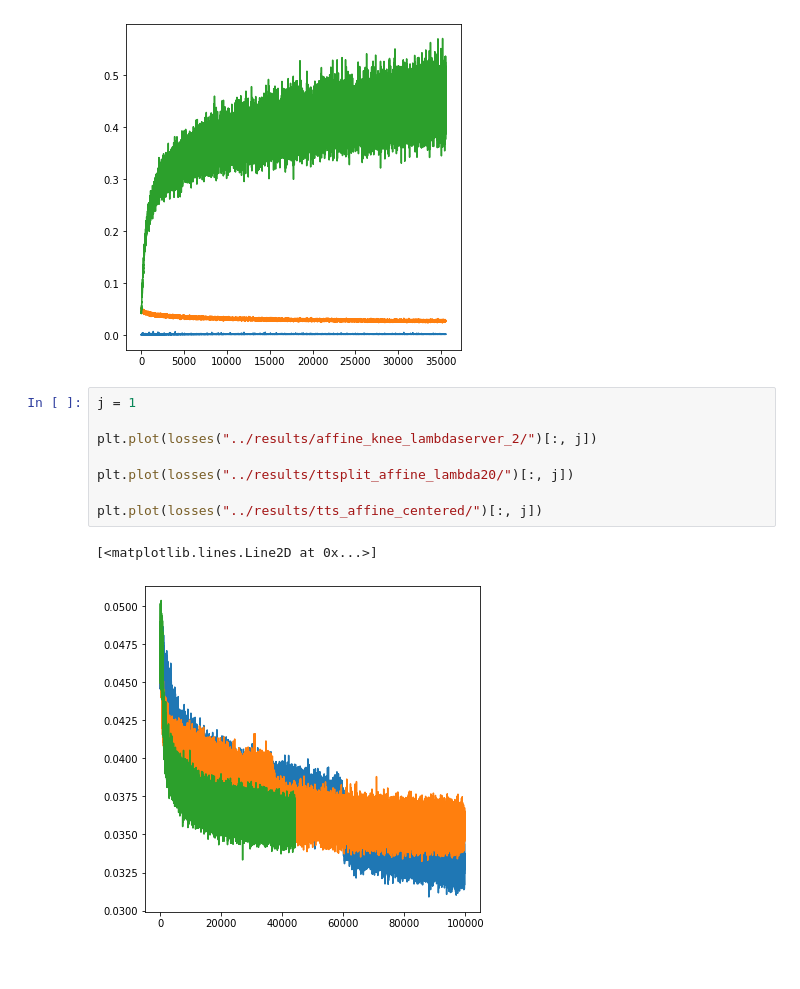
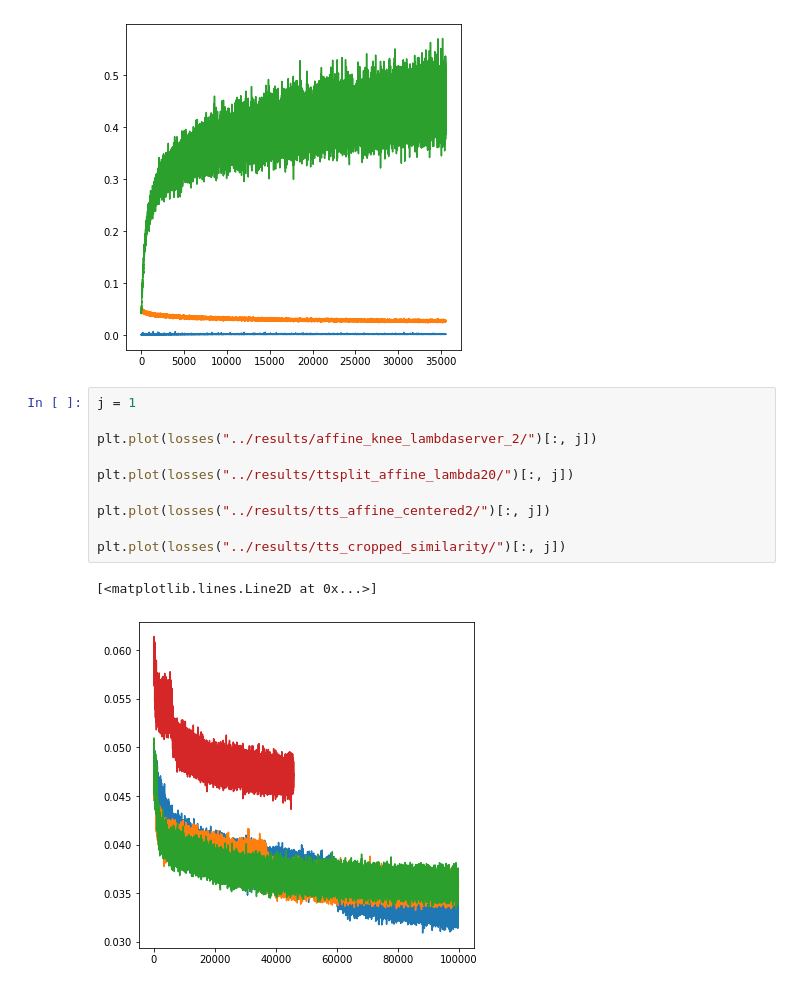
Before and after one commit to HastingsGreer/InverseConsistency, a Jupyter notebook: notebooks/InvestigateLosses.ipynb, the cells around one changed output. Drawn from its saved outputs; the diff is of its cells as text.

```diff
--- a/notebooks/InvestigateLosses.ipynb
+++ b/notebooks/InvestigateLosses.ipynb
@@ -166,14 +166,16 @@ plt.plot(losses("../results/ttsplit_affine_lambda20/")[:, j])
 # %%
 j = 1
 
 plt.plot(losses("../results/affine_knee_lambdaserver_2/")[:, j])
 
 plt.plot(losses("../results/ttsplit_affine_lambda20/")[:, j])
 
-plt.plot(losses("../results/tts_affine_centered/")[:, j])
+plt.plot(losses("../results/tts_affine_centered2/")[:, j])
+
+plt.plot(losses("../results/tts_cropped_similarity/")[:, j])
 # %% [output]
 [<matplotlib.lines.Line2D at 0x...>]
-[figure, old version]
+[figure, new version]
 # %%
 j = 2
 
```
Also changed, not shown: parts of 1 cell of this notebook, 1 other file.
